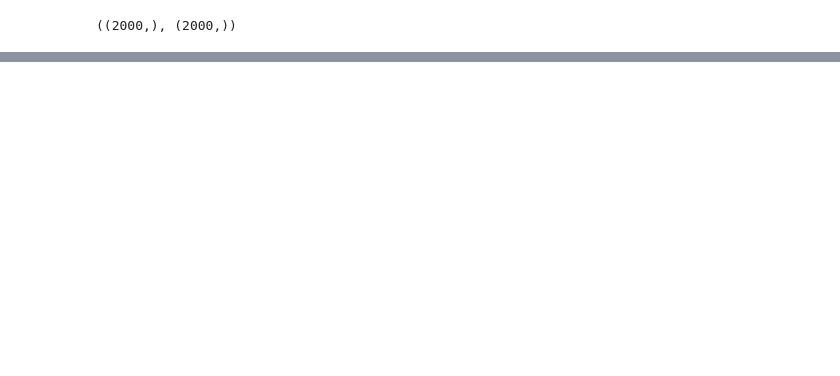
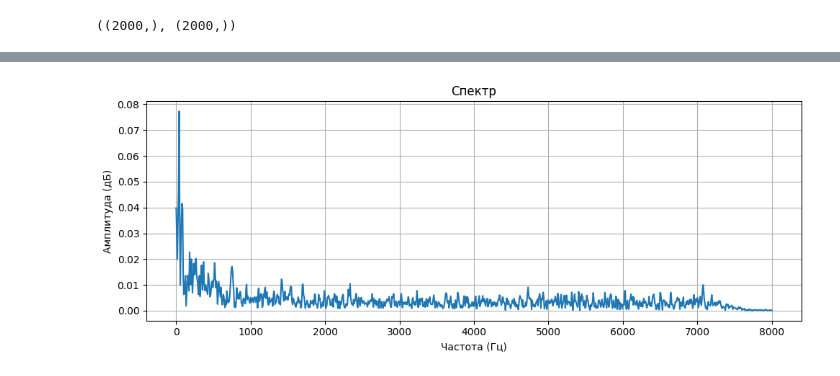
Before and after one commit to Kislv/MastersDegreeProject, a Jupyter notebook: test_hypotheses.ipynb, the cells around one changed output, grey strips where cells are left out. Saved outputs shown, nothing was run; the diff lists cells and outputs as text; code cells hidden in the pictures; blank space fills up the shorter version.

```diff
--- a/test_hypotheses.ipynb
+++ b/test_hypotheses.ipynb
@@ -1267,0 +1356,4 @@ weighted avg       0.60      0.47      0.41      2000
+# %%
+audio_path_2_show_spectrum(EXAMPLE_AUDIO_PATH, frame_index=50)  # Plot the spectrum for frame 50
+# %% [output]
+[figure, added]
```
Also changed, not shown: parts of 42 cells of this notebook, 9 other files.
